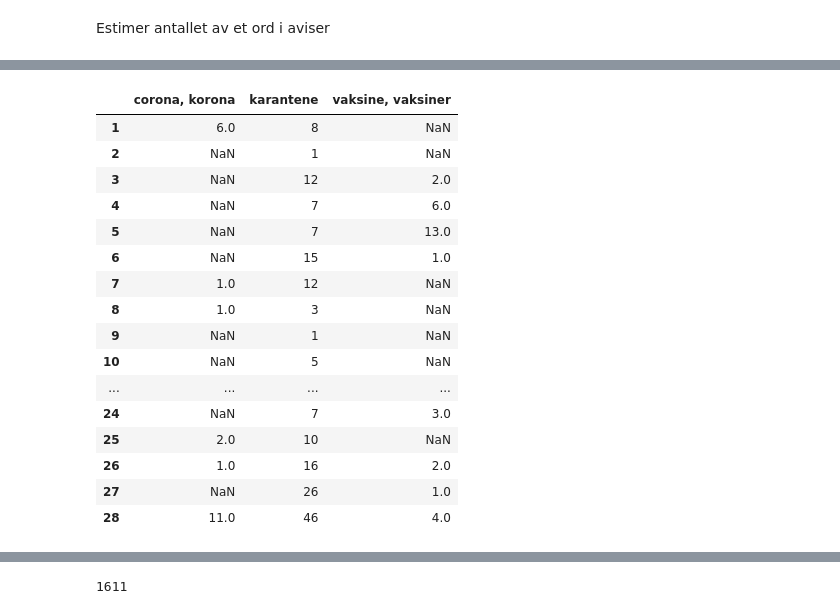
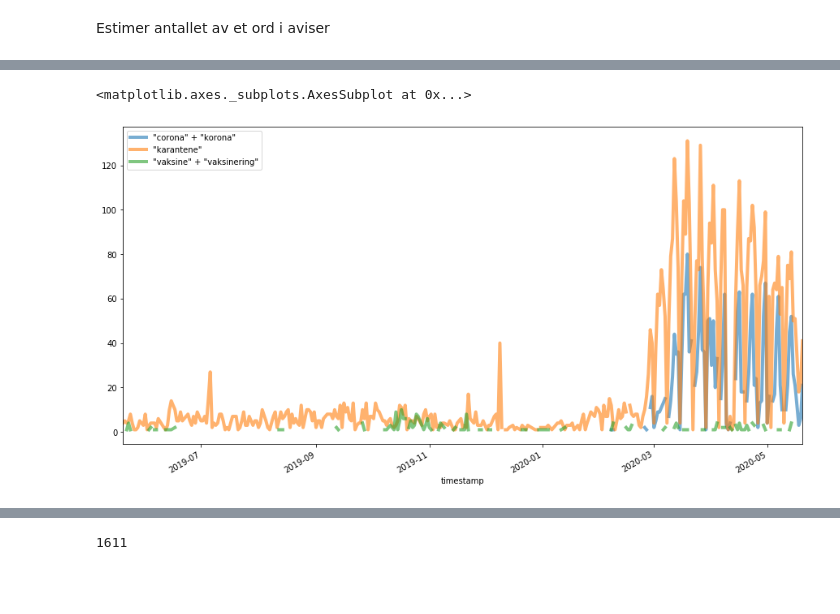
Before and after one commit to Yoonsen/Miscellaneous-Notebooks, a Jupyter notebook: Aviser_NB_API/aviser_bokhyllla_api_frequency.ipynb, the cells around one changed output, grey strips where cells are left out. Cells and saved outputs as stored; diff of their text form; code cells hidden in the pictures; blank space fills up the shorter version.

```diff
--- a/Aviser_NB_API/aviser_bokhyllla_api_frequency.ipynb
+++ b/Aviser_NB_API/aviser_bokhyllla_api_frequency.ipynb
@@ -222,23 +233,9 @@ dfs = phrase_plots_level([["corona", "korona"], ['karantene'],['vaksine', 'vaksi
-# %%
-dfs
-# %% [output]
-|  | corona, korona | karantene | vaksine, vaksiner |
-| 1 | 6.0 | 8 | NaN |
-| 2 | NaN | 1 | NaN |
-| 3 | NaN | 12 | 2.0 |
-| 4 | NaN | 7 | 6.0 |
-| 5 | NaN | 7 | 13.0 |
-| 6 | NaN | 15 | 1.0 |
-| 7 | 1.0 | 12 | NaN |
-| 8 | 1.0 | 3 | NaN |
-| 9 | NaN | 1 | NaN |
-| 10 | NaN | 5 | NaN |
-| ... | ... | ... | ... |
-| 24 | NaN | 7 | 3.0 |
-| 25 | 2.0 | 10 | NaN |
-| 26 | 1.0 | 16 | 2.0 |
-| 27 | NaN | 26 | 1.0 |
-| 28 | 11.0 | 46 | 4.0 |
+# %%
+
+pd.concat([df0, df1, df2], axis=1, sort=False).plot(figsize=(15,8), lw=4, alpha=.6)
+# %% [output]
+<matplotlib.axes._subplots.AxesSubplot at 0x...>
+[figure, added]
 # %%
 dfs.plot(figsize=(10,5), lw=4, alpha=.6)
 # %% [output]
```
Also changed, not shown: parts of 13 cells of this notebook.
